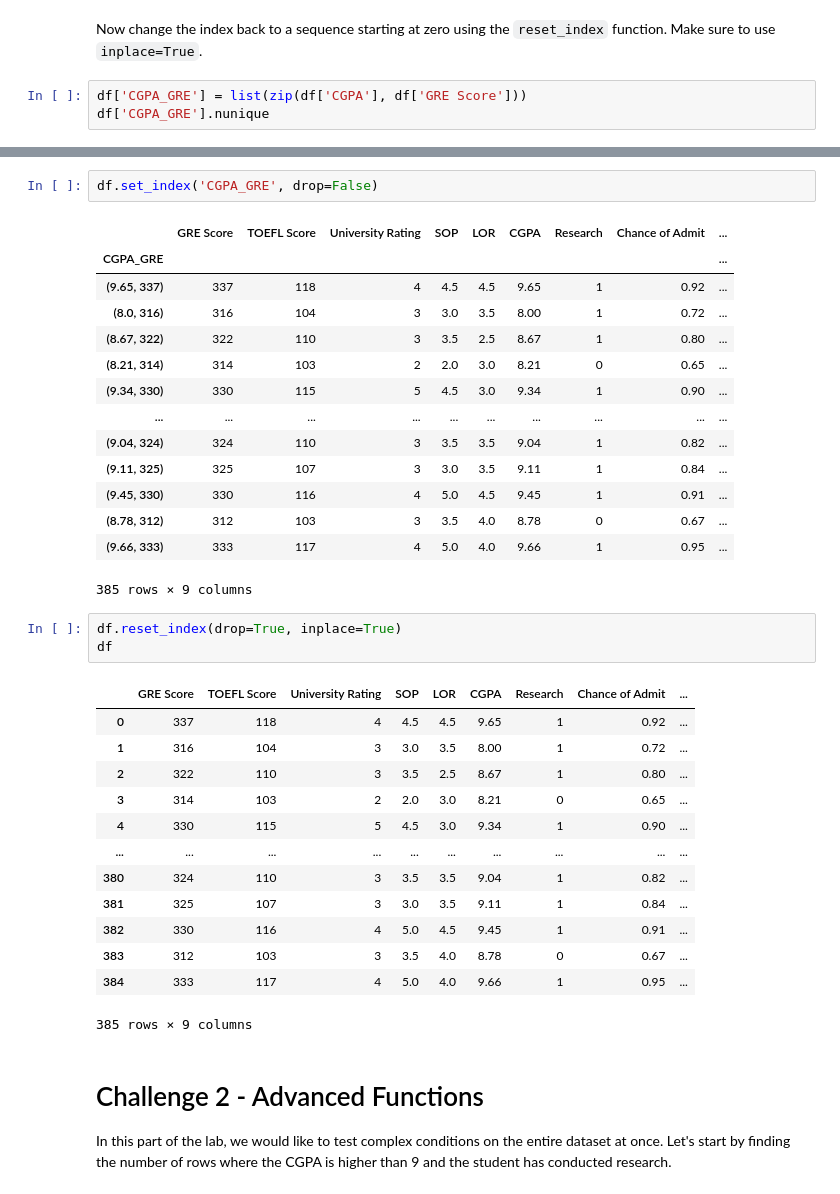
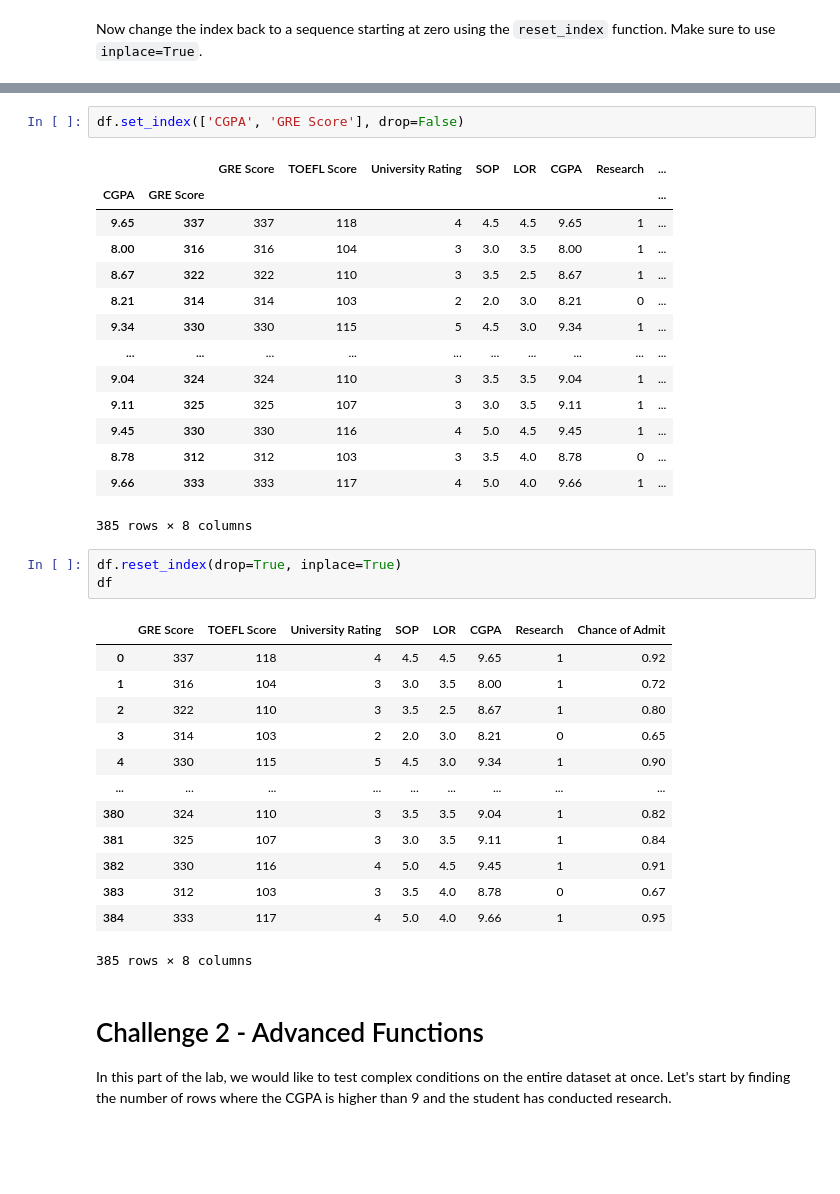
Before and after one commit to amanda-donini/lab-advanced-pandas, a Jupyter notebook: your-code/main.ipynb, the cells around one changed output, grey strips where cells are left out. Saved outputs shown, nothing was run; the diff lists cells and outputs as text; blank space fills up the shorter version.

```diff
--- a/your-code/main.ipynb
+++ b/your-code/main.ipynb
@@ -130,6 +102,3 @@ df['GRE Score'].unique().size
 Replace the index with an index comprised of two columns - `GRE Score` and `CGPA`. Remove the columns from the dataset as well. Make sure to use `inplace=True`.
 # %% [markdown]
 Now change the index back to a sequence starting at zero using the `reset_index` function. Make sure to use `inplace=True`.
-# %%
-df['CGPA_GRE'] = list(zip(df['CGPA'], df['GRE Score']))
-df['CGPA_GRE'].nunique
@@ -150,37 +105,37 @@ Name: CGPA_GRE, Length: 385, dtype: object>
 # %%
-df.set_index('CGPA_GRE', drop=False)
+df.set_index(['CGPA', 'GRE Score'], drop=False)
 # %% [output]
-|  | GRE Score | TOEFL Score | University Rating | SOP | LOR | CGPA | Research | Chance of Admit | ... |
-| CGPA_GRE |  |  |  |  |  |  |  |  | ... |
-| (9.65, 337) | 337 | 118 | 4 | 4.5 | 4.5 | 9.65 | 1 | 0.92 | ... |
-| (8.0, 316) | 316 | 104 | 3 | 3.0 | 3.5 | 8.00 | 1 | 0.72 | ... |
-| (8.67, 322) | 322 | 110 | 3 | 3.5 | 2.5 | 8.67 | 1 | 0.80 | ... |
-| (8.21, 314) | 314 | 103 | 2 | 2.0 | 3.0 | 8.21 | 0 | 0.65 | ... |
-| (9.34, 330) | 330 | 115 | 5 | 4.5 | 3.0 | 9.34 | 1 | 0.90 | ... |
+|  |  | GRE Score | TOEFL Score | University Rating | SOP | LOR | CGPA | Research | ... |
+| CGPA | GRE Score |  |  |  |  |  |  |  | ... |
+| 9.65 | 337 | 337 | 118 | 4 | 4.5 | 4.5 | 9.65 | 1 | ... |
+| 8.00 | 316 | 316 | 104 | 3 | 3.0 | 3.5 | 8.00 | 1 | ... |
+| 8.67 | 322 | 322 | 110 | 3 | 3.5 | 2.5 | 8.67 | 1 | ... |
+| 8.21 | 314 | 314 | 103 | 2 | 2.0 | 3.0 | 8.21 | 0 | ... |
+| 9.34 | 330 | 330 | 115 | 5 | 4.5 | 3.0 | 9.34 | 1 | ... |
 | ... | ... | ... | ... | ... | ... | ... | ... | ... | ... |
-| (9.04, 324) | 324 | 110 | 3 | 3.5 | 3.5 | 9.04 | 1 | 0.82 | ... |
-| (9.11, 325) | 325 | 107 | 3 | 3.0 | 3.5 | 9.11 | 1 | 0.84 | ... |
-| (9.45, 330) | 330 | 116 | 4 | 5.0 | 4.5 | 9.45 | 1 | 0.91 | ... |
-| (8.78, 312) | 312 | 103 | 3 | 3.5 | 4.0 | 8.78 | 0 | 0.67 | ... |
-| (9.66, 333) | 333 | 117 | 4 | 5.0 | 4.0 | 9.66 | 1 | 0.95 | ... |
+| 9.04 | 324 | 324 | 110 | 3 | 3.5 | 3.5 | 9.04 | 1 | ... |
+| 9.11 | 325 | 325 | 107 | 3 | 3.0 | 3.5 | 9.11 | 1 | ... |
+| 9.45 | 330 | 330 | 116 | 4 | 5.0 | 4.5 | 9.45 | 1 | ... |
+| 8.78 | 312 | 312 | 103 | 3 | 3.5 | 4.0 | 8.78 | 0 | ... |
+| 9.66 | 333 | 333 | 117 | 4 | 5.0 | 4.0 | 9.66 | 1 | ... |
-385 rows × 9 columns
+385 rows × 8 columns
 # %%
 df.reset_index(drop=True, inplace=True)
 df
 # %% [output]
-|  | GRE Score | TOEFL Score | University Rating | SOP | LOR | CGPA | Research | Chance of Admit | ... |
-| 0 | 337 | 118 | 4 | 4.5 | 4.5 | 9.65 | 1 | 0.92 | ... |
-| 1 | 316 | 104 | 3 | 3.0 | 3.5 | 8.00 | 1 | 0.72 | ... |
-| 2 | 322 | 110 | 3 | 3.5 | 2.5 | 8.67 | 1 | 0.80 | ... |
-| 3 | 314 | 103 | 2 | 2.0 | 3.0 | 8.21 | 0 | 0.65 | ... |
-| 4 | 330 | 115 | 5 | 4.5 | 3.0 | 9.34 | 1 | 0.90 | ... |
-| ... | ... | ... | ... | ... | ... | ... | ... | ... | ... |
-| 380 | 324 | 110 | 3 | 3.5 | 3.5 | 9.04 | 1 | 0.82 | ... |
-| 381 | 325 | 107 | 3 | 3.0 | 3.5 | 9.11 | 1 | 0.84 | ... |
-| 382 | 330 | 116 | 4 | 5.0 | 4.5 | 9.45 | 1 | 0.91 | ... |
-| 383 | 312 | 103 | 3 | 3.5 | 4.0 | 8.78 | 0 | 0.67 | ... |
-| 384 | 333 | 117 | 4 | 5.0 | 4.0 | 9.66 | 1 | 0.95 | ... |
+|  | GRE Score | TOEFL Score | University Rating | SOP | LOR | CGPA | Research | Chance of Admit |
+| 0 | 337 | 118 | 4 | 4.5 | 4.5 | 9.65 | 1 | 0.92 |
+| 1 | 316 | 104 | 3 | 3.0 | 3.5 | 8.00 | 1 | 0.72 |
+| 2 | 322 | 110 | 3 | 3.5 | 2.5 | 8.67 | 1 | 0.80 |
+| 3 | 314 | 103 | 2 | 2.0 | 3.0 | 8.21 | 0 | 0.65 |
+| 4 | 330 | 115 | 5 | 4.5 | 3.0 | 9.34 | 1 | 0.90 |
+| ... | ... | ... | ... | ... | ... | ... | ... | ... |
+| 380 | 324 | 110 | 3 | 3.5 | 3.5 | 9.04 | 1 | 0.82 |
+| 381 | 325 | 107 | 3 | 3.0 | 3.5 | 9.11 | 1 | 0.84 |
+| 382 | 330 | 116 | 4 | 5.0 | 4.5 | 9.45 | 1 | 0.91 |
+| 383 | 312 | 103 | 3 | 3.5 | 4.0 | 8.78 | 0 | 0.67 |
+| 384 | 333 | 117 | 4 | 5.0 | 4.0 | 9.66 | 1 | 0.95 |
-385 rows × 9 columns
+385 rows × 8 columns
 # %% [markdown]
 # Challenge 2 - Advanced Functions
 
```
Also changed, not shown: parts of 5 cells of this notebook.
